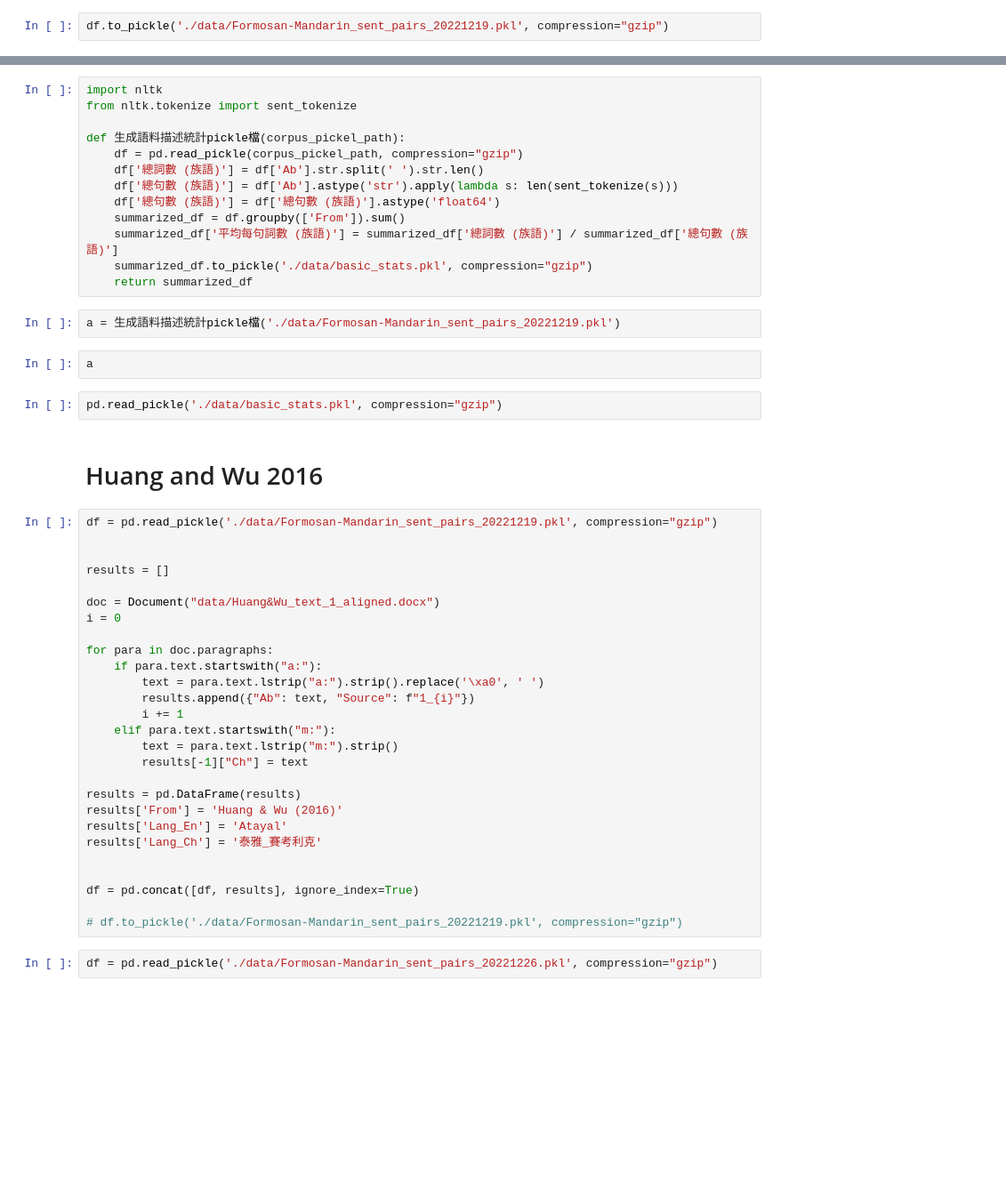
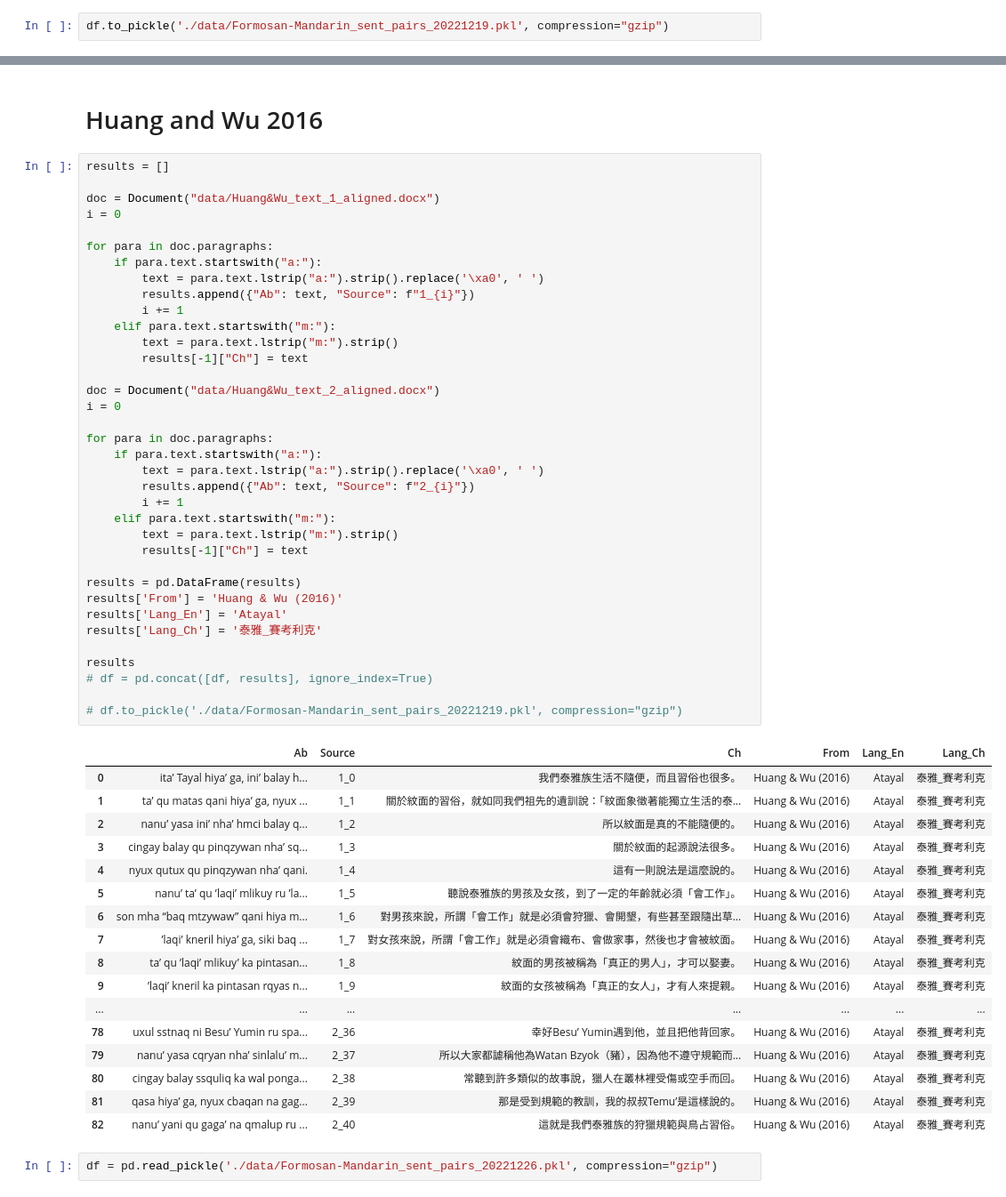
Before and after one commit to puerdon/Formosan-languages, a Jupyter notebook: check_and_update_pkl.ipynb, the cells around one changed output, grey strips where cells are left out. Shown at 89% size. Saved outputs shown, nothing was run; the diff lists cells and outputs as text; blank space fills up the shorter version.

```diff
--- a/check_and_update_pkl.ipynb
+++ b/check_and_update_pkl.ipynb
@@ -479,51 +477,59 @@ df.to_pickle('./data/Formosan-Mandarin_sent_pairs_20221219.pkl', compression="gz
-# %%
-import nltk
-from nltk.tokenize import sent_tokenize
-
-def 生成語料描述統計pickle檔(corpus_pickel_path):
-    df = pd.read_pickle(corpus_pickel_path, compression="gzip")
-    df['總詞數 (族語)'] = df['Ab'].str.split(' ').str.len()
-    df['總句數 (族語)'] = df['Ab'].astype('str').apply(lambda s: len(sent_tokenize(s)))
-    df['總句數 (族語)'] = df['總句數 (族語)'].astype('float64')
-    summarized_df = df.groupby(['From']).sum()
-    summarized_df['平均每句詞數 (族語)'] = summarized_df['總詞數 (族語)'] / summarized_df['總句數 (族語)']
-    summarized_df.to_pickle('./data/basic_stats.pkl', compression="gzip")
-    return summarized_df
-# %%
-a = 生成語料描述統計pickle檔('./data/Formosan-Mandarin_sent_pairs_20221219.pkl')
-# %%
-a
-# %%
-pd.read_pickle('./data/basic_stats.pkl', compression="gzip")
 # %% [markdown]
 # Huang and Wu 2016
 # %%
-df = pd.read_pickle('./data/Formosan-Mandarin_sent_pairs_20221219.pkl', compression="gzip")
-
-
 results = []
 
 doc = Document("data/Huang&Wu_text_1_aligned.docx")
 i = 0
 
 for para in doc.paragraphs:
     if para.text.startswith("a:"):
         text = para.text.lstrip("a:").strip().replace('\xa0', ' ')
         results.append({"Ab": text, "Source": f"1_{i}"})
         i += 1
     elif para.text.startswith("m:"):
         text = para.text.lstrip("m:").strip()
         results[-1]["Ch"] = text
 
+doc = Document("data/Huang&Wu_text_2_aligned.docx")
+i = 0
+
+for para in doc.paragraphs:
+    if para.text.startswith("a:"):
+        text = para.text.lstrip("a:").strip().replace('\xa0', ' ')
+        results.append({"Ab": text, "Source": f"2_{i}"})
+        i += 1
+    elif para.text.startswith("m:"):
+        text = para.text.lstrip("m:").strip()
+        results[-1]["Ch"] = text
+
 results = pd.DataFrame(results)
 results['From'] = 'Huang & Wu (2016)'
 results['Lang_En'] = 'Atayal'
 results['Lang_Ch'] = '泰雅_賽考利克'
 
-
-df = pd.concat([df, results], ignore_index=True)
+results
+# df = pd.concat([df, results], ignore_index=True)
 
 # df.to_pickle('./data/Formosan-Mandarin_sent_pairs_20221219.pkl', compression="gzip")
+# %% [output]
+|  | Ab | Source | Ch | From | Lang_En | Lang_Ch |
+| 0 | ita’ Tayal hiya’ ga, ini’ balay h... | 1_0 | 我們泰雅族生活不隨便，而且習俗也很多。 | Huang & Wu (2016) | Atayal | 泰雅_賽考利克 |
+| 1 | ta’ qu matas qani hiya’ ga, nyux ... | 1_1 | 關於紋面的習俗，就如同我們祖先的遺訓說：「紋面象徵著能獨立生活的泰... | Huang & Wu (2016) | Atayal | 泰雅_賽考利克 |
+| 2 | nanu’ yasa ini’ nha’ hmci balay q... | 1_2 | 所以紋面是真的不能隨便的。 | Huang & Wu (2016) | Atayal | 泰雅_賽考利克 |
+| 3 | cingay balay qu pinqzywan nha’ sq... | 1_3 | 關於紋面的起源說法很多。 | Huang & Wu (2016) | Atayal | 泰雅_賽考利克 |
+| 4 | nyux qutux qu pinqzywan nha’ qani. | 1_4 | 這有一則說法是這麼說的。 | Huang & Wu (2016) | Atayal | 泰雅_賽考利克 |
+| 5 | nanu’ ta’ qu ’laqi’ mlikuy ru ’la... | 1_5 | 聽說泰雅族的男孩及女孩，到了一定的年齡就必須「會工作」。 | Huang & Wu (2016) | Atayal | 泰雅_賽考利克 |
+| 6 | son mha “baq mtzywaw” qani hiya m... | 1_6 | 對男孩來說，所謂「會工作」就是必須會狩獵、會開墾，有些甚至跟隨出草... | Huang & Wu (2016) | Atayal | 泰雅_賽考利克 |
+| 7 | ’laqi’ kneril hiya’ ga, siki baq ... | 1_7 | 對女孩來說，所謂「會工作」就是必須會織布、會做家事，然後也才會被紋面。 | Huang & Wu (2016) | Atayal | 泰雅_賽考利克 |
+| 8 | ta’ qu ’laqi’ mlikuy’ ka pintasan... | 1_8 | 紋面的男孩被稱為「真正的男人」，才可以娶妻。 | Huang & Wu (2016) | Atayal | 泰雅_賽考利克 |
+| 9 | ’laqi’ kneril ka pintasan rqyas n... | 1_9 | 紋面的女孩被稱為「真正的女人」，才有人來提親。 | Huang & Wu (2016) | Atayal | 泰雅_賽考利克 |
+| ... | ... | ... | ... | ... | ... | ... |
+| 78 | uxul sstnaq ni Besu’ Yumin ru spa... | 2_36 | 幸好Besu’ Yumin遇到他，並且把他背回家。 | Huang & Wu (2016) | Atayal | 泰雅_賽考利克 |
+| 79 | nanu’ yasa cqryan nha’ sinlalu’ m... | 2_37 | 所以大家都謔稱他為Watan Bzyok（豬），因為他不遵守規範而... | Huang & Wu (2016) | Atayal | 泰雅_賽考利克 |
+| 80 | cingay balay ssquliq ka wal ponga... | 2_38 | 常聽到許多類似的故事說，獵人在叢林裡受傷或空手而回。 | Huang & Wu (2016) | Atayal | 泰雅_賽考利克 |
+| 81 | qasa hiya’ ga, nyux cbaqan na gag... | 2_39 | 那是受到規範的教訓，我的叔叔Temu’是這樣說的。 | Huang & Wu (2016) | Atayal | 泰雅_賽考利克 |
+| 82 | nanu’ yani qu gaga’ na qmalup ru ... | 2_40 | 這就是我們泰雅族的狩獵規範與鳥占習俗。 | Huang & Wu (2016) | Atayal | 泰雅_賽考利克 |
 # %%
 df = pd.read_pickle('./data/Formosan-Mandarin_sent_pairs_20221226.pkl', compression="gzip")
 # %%
```
Also changed, not shown: parts of 15 cells of this notebook, 10 other files.
